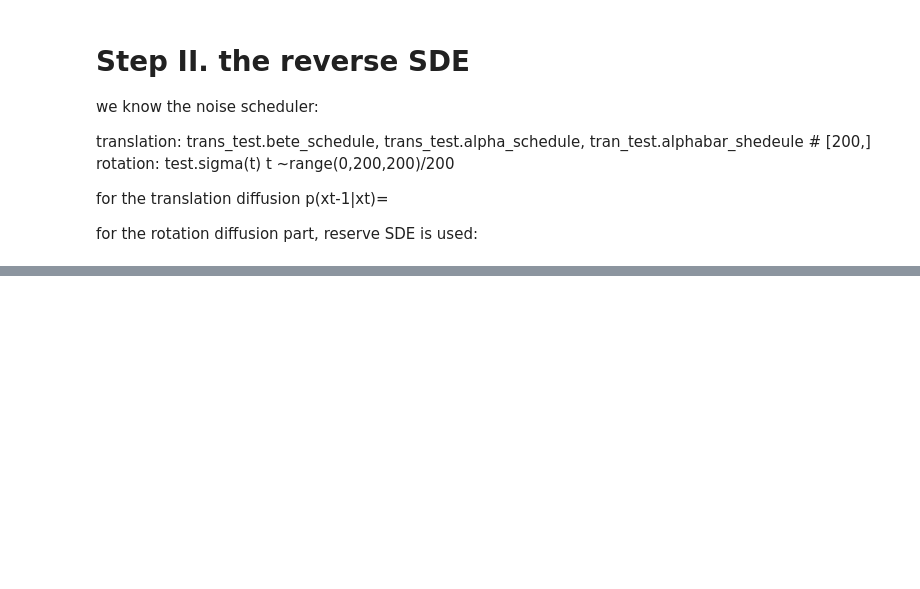
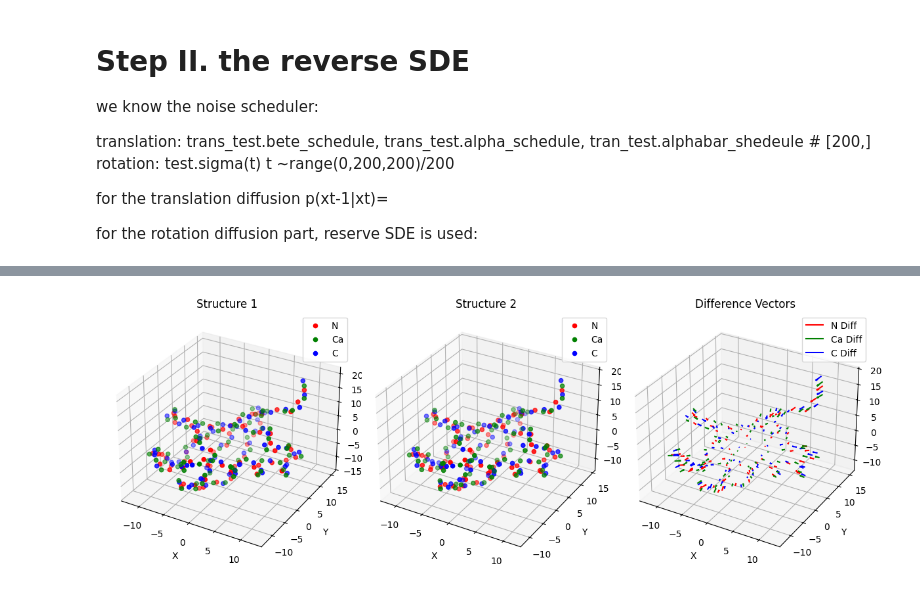
Before and after one commit to Xyunyao/RFDiffusion_breakdown, a Jupyter notebook: RF_test.ipynb, the cells around one changed output, grey strips where cells are left out. Cells and saved outputs as stored; diff of their text form; code cells hidden in the pictures; blank space fills up the shorter version.

```diff
--- a/RF_test.ipynb
+++ b/RF_test.ipynb
@@ -578,0 +670,77 @@ SyntaxError: invalid syntax (1285157280.py, line 55)
+# %%
+# let me see the difference between the ground truth and the simulated structure
+import torch
+import matplotlib.pyplot as plt
+from mpl_toolkits.mplot3d import Axes3D
+
+def plot_structures(structure1: torch.Tensor, structure2: torch.Tensor, title1="Structure 1", title2="Structure 2"):
+    """
+    Plots two 3D structures and their differences.
+
+    Args:
+        structure1 (torch.Tensor): First structure with shape [num_res, 3, 3].
+        structure2 (torch.Tensor): Second structure with shape [num_res, 3, 3].
+        title1 (str): Title for the first structure.
+        title2 (str): Title for the second structure.
+    """
+    assert structure1.shape == structure2.shape, "Structures must have the same shape"
+
+    # Convert tensors to numpy for plotting
+    structure1 = structure1.numpy()
+    structure2 = structure2.numpy()
+
+    # Extract atom types: N, Ca, C
+    atom_types = ["N", "Ca", "C"]
+    colors = ["r", "g", "b"]  # Colors for each atom type
+
+    # Compute the difference
+    diff = structure2 - structure1
+    diff_norm = torch.norm(torch.tensor(diff), dim=2)
+
+    fig = plt.figure(figsize=(12, 6))
+
+    # Plot Structure 1
+    ax1 = fig.add_subplot(131, projection='3d')
+    for i, atom in enumerate(atom_types):
+        ax1.scatter(structure1[:, i, 0], structure1[:, i, 1], structure1[:, i, 2], c=colors[i], label=atom)
+    ax1.set_title(title1)
+    ax1.set_xlabel("X")
+    ax1.set_ylabel("Y")
+    ax1.set_zlabel("Z")
+    ax1.legend()
+
+    # Plot Structure 2
+    ax2 = fig.add_subplot(132, projection='3d')
+    for i, atom in enumerate(atom_types):
+        ax2.scatter(structure2[:, i, 0], structure2[:, i, 1], structure2[:, i, 2], c=colors[i], label=atom)
+    ax2.set_title(title2)
+    ax2.set_xlabel("X")
+    ax2.set_ylabel("Y")
+    ax2.set_zlabel("Z")
+    ax2.legend()
+
+    # Plot Difference
+    ax3 = fig.add_subplot(133, projection='3d')
+    for i, atom in enumerate(atom_types):
+        ax3.quiver(
+            structure1[:, i, 0], structure1[:, i, 1], structure1[:, i, 2],  # Start points
+            diff[:, i, 0], diff[:, i, 1], diff[:, i, 2],  # Vector components
+            color=colors[i], label=f"{atom} Diff"
+        )
+    ax3.set_title("Difference Vectors")
+    ax3.set_xlabel("X")
+    ax3.set_ylabel("Y")
+    ax3.set_zlabel("Z")
+    ax3.legend()
+
+    plt.tight_layout()
+    plt.show()
+
+
+structure1 = diffused_BB[0,:,:,:]
+structure2 = res_adj.transpose(0,1)[199,:,:,:] # Structure 2 with small random differences
+
+# Plot the structures
+plot_structures(structure1, structure2)
+# %% [output]
+[figure, added]
```
Also changed, not shown: parts of 19 cells of this notebook, 3 other files.
